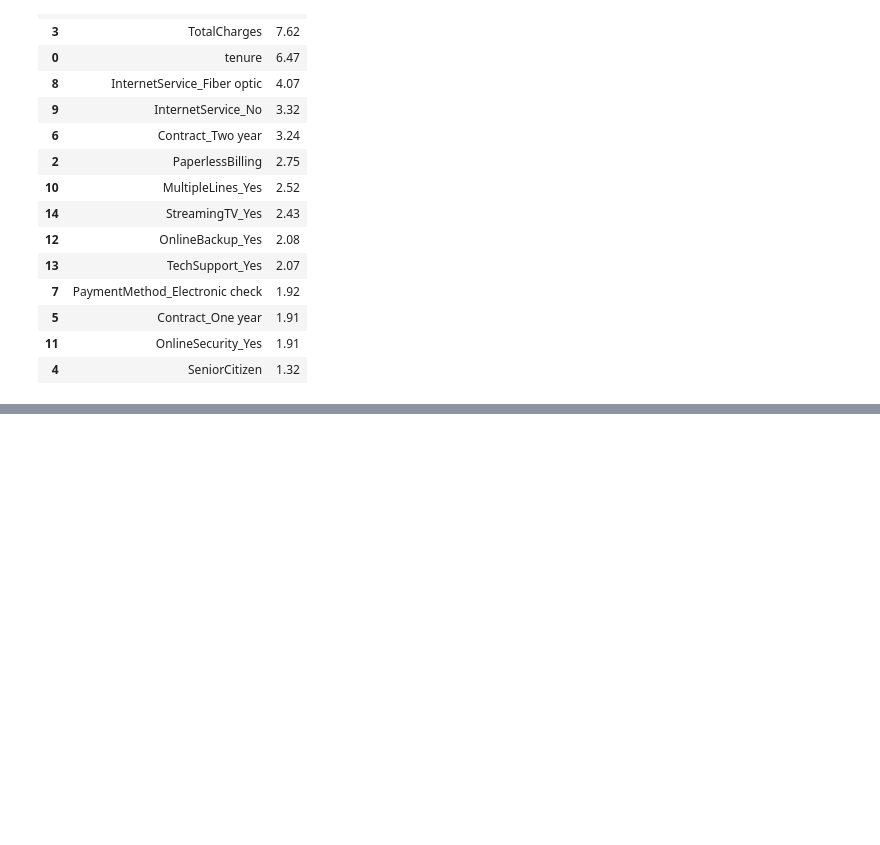
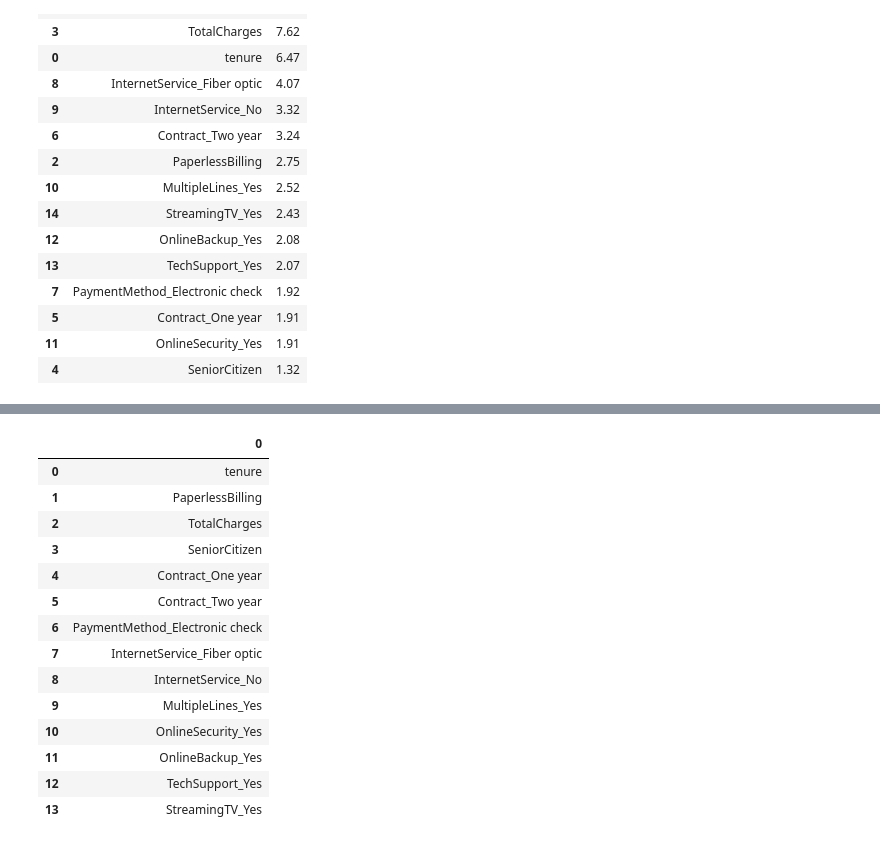
Before and after one commit to vivekkum-ar/Telecom-Churn-Logistic-Regression, a Jupyter notebook: Telecom-Churn-Logistic-Model.ipynb, the cells around one changed output, grey strips where cells are left out. Cells and saved outputs as stored; diff of their text form; code cells hidden in the pictures; blank space fills up the shorter version.

```diff
--- a/Telecom-Churn-Logistic-Model.ipynb
+++ b/Telecom-Churn-Logistic-Model.ipynb
@@ -665,0 +670,19 @@ vif
+# %%
+col = col.drop('PhoneService', 1)
+pd.DataFrame(col)
+# %% [output]
+|  | 0 |
+| 0 | tenure |
+| 1 | PaperlessBilling |
+| 2 | TotalCharges |
+| 3 | SeniorCitizen |
+| 4 | Contract_One year |
+| 5 | Contract_Two year |
+| 6 | PaymentMethod_Electronic check |
+| 7 | InternetService_Fiber optic |
+| 8 | InternetService_No |
+| 9 | MultipleLines_Yes |
+| 10 | OnlineSecurity_Yes |
+| 11 | OnlineBackup_Yes |
+| 12 | TechSupport_Yes |
+| 13 | StreamingTV_Yes |
```
Also changed, not shown: parts of 3 cells of this notebook.
